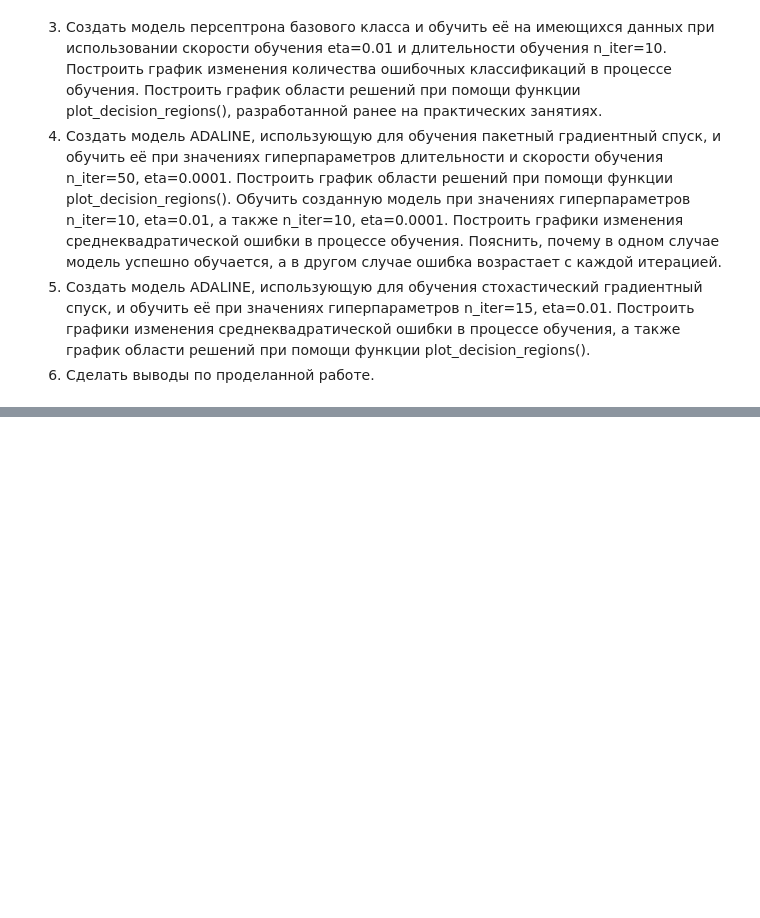
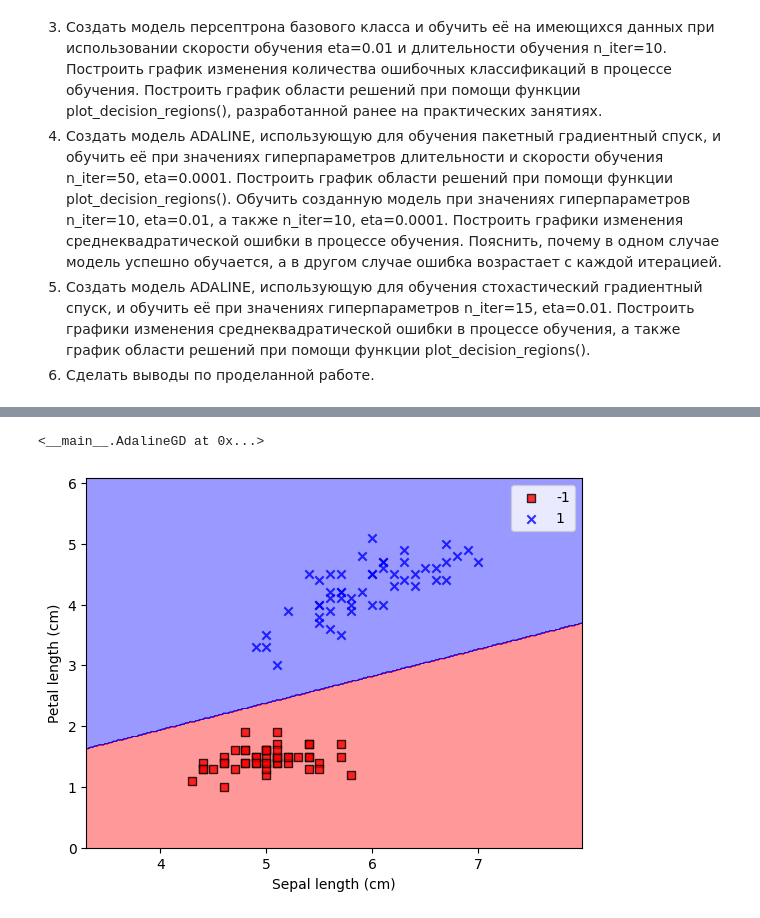
Before and after one commit to Embadika/Artificial-intelligence-systems-in-robotics, a Jupyter notebook: Разработка_модели_линейного_адаптивного_нейрона_(ADALINE)_на_основе_базового_класса_персептрона.ipynb, the cells around one changed output, grey strips where cells are left out. Saved outputs shown, nothing was run; the diff lists cells and outputs as text; code cells hidden in the pictures; blank space fills up the shorter version.

```diff
--- a/Разработка_модели_линейного_адаптивного_нейрона_(ADALINE)_на_основе_базового_класса_персептрона.ipynb
+++ b/Разработка_модели_линейного_адаптивного_нейрона_(ADALINE)_на_основе_базового_класса_персептрона.ipynb
@@ -71,0 +201,14 @@ class Perceptron():
+# %%
+adaline_batch_1 = AdalineGD(eta=0.0001, n_iter=50, type_grad_descent='Batch')
+# %%
+adaline_batch_1.fit(x, y)
+# %% [output]
+<__main__.AdalineGD at 0x...>
+# %%
+plotDecisionRegions(x, y, adaline_batch_1)
+plt.xlabel('Sepal length (cm)')
+plt.ylabel('Petal length (cm)')
+plt.legend()
+plt.show()
+# %% [output]
+[figure, added]
```
Also changed, not shown: parts of 28 cells of this notebook.
